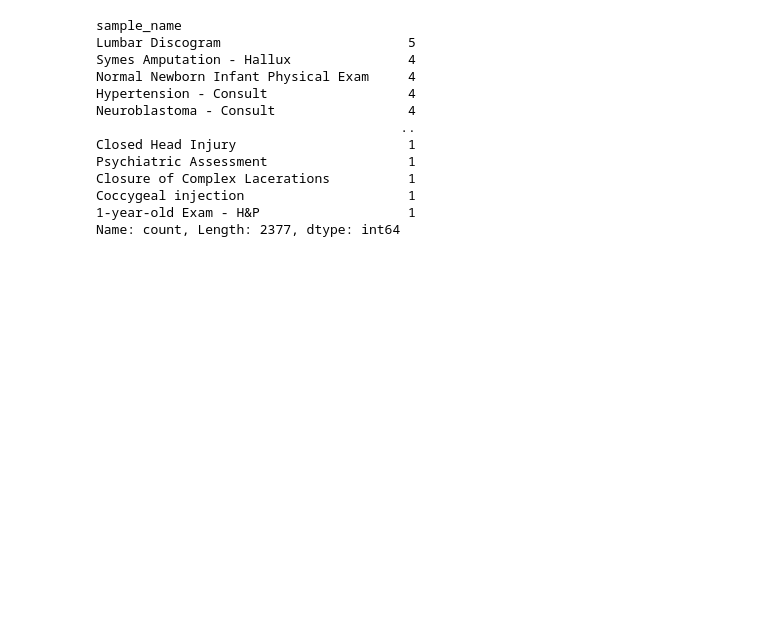
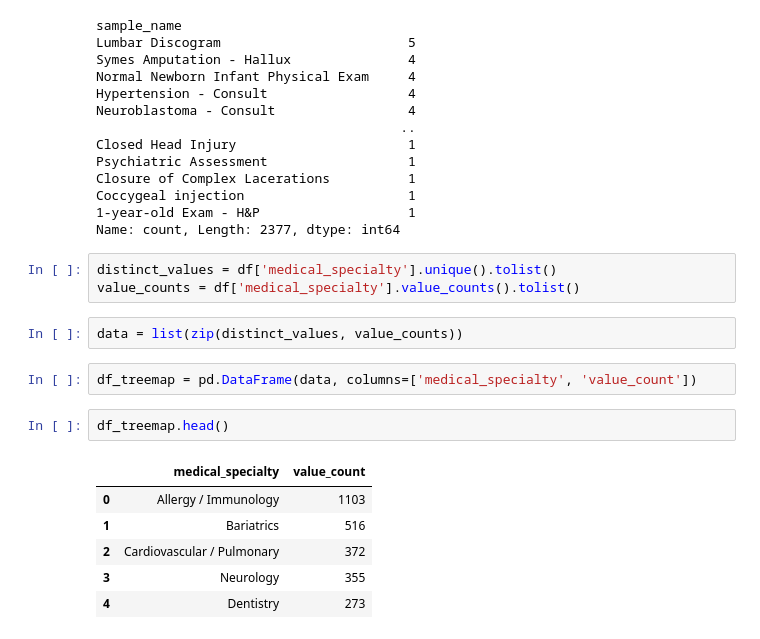
Before and after one commit to supernauth/medical_transcriptions, a Jupyter notebook: medical_transcriptions.ipynb, the cells around one changed output. Cells and saved outputs as stored; diff of their text form; blank space fills up the shorter version.

```diff
--- a/medical_transcriptions.ipynb
+++ b/medical_transcriptions.ipynb
@@ -73,3 +74,19 @@ Closure of Complex Lacerations          1
 Coccygeal injection                     1
 1-year-old Exam - H&P                   1
 Name: count, Length: 2377, dtype: int64
+# %%
+distinct_values = df['medical_specialty'].unique().tolist()
+value_counts = df['medical_specialty'].value_counts().tolist()
+# %%
+data = list(zip(distinct_values, value_counts))
+# %%
+df_treemap = pd.DataFrame(data, columns=['medical_specialty', 'value_count'])
+# %%
+df_treemap.head()
+# %% [output]
+|  | medical_specialty | value_count |
+| 0 | Allergy / Immunology | 1103 |
+| 1 | Bariatrics | 516 |
+| 2 | Cardiovascular / Pulmonary | 372 |
+| 3 | Neurology | 355 |
+| 4 | Dentistry | 273 |
```
Also changed, not shown: parts of 2 cells of this notebook, 1 other file.
